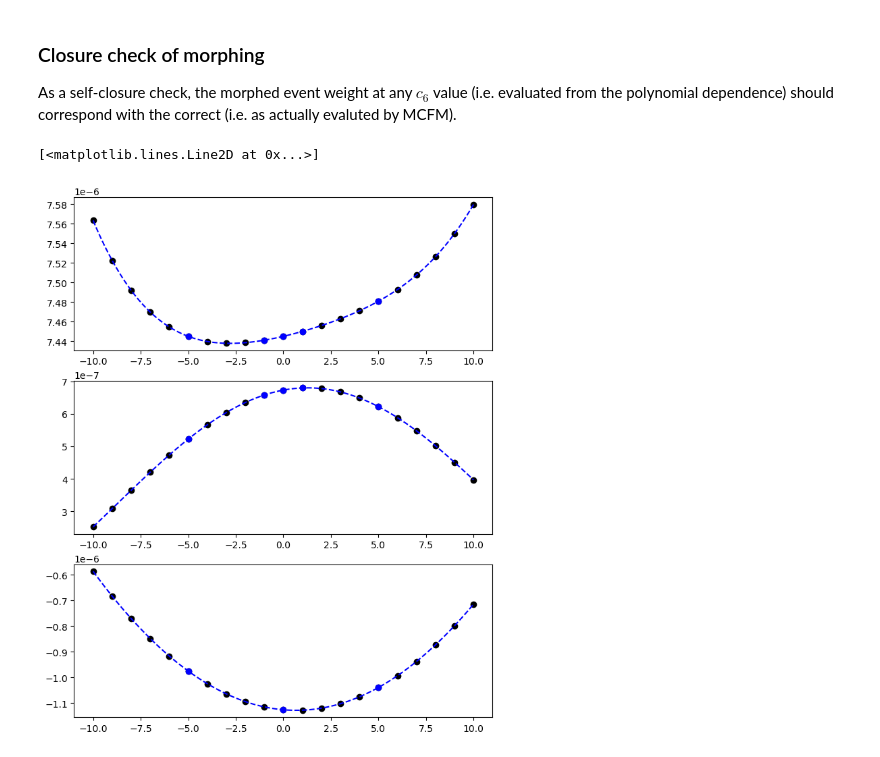
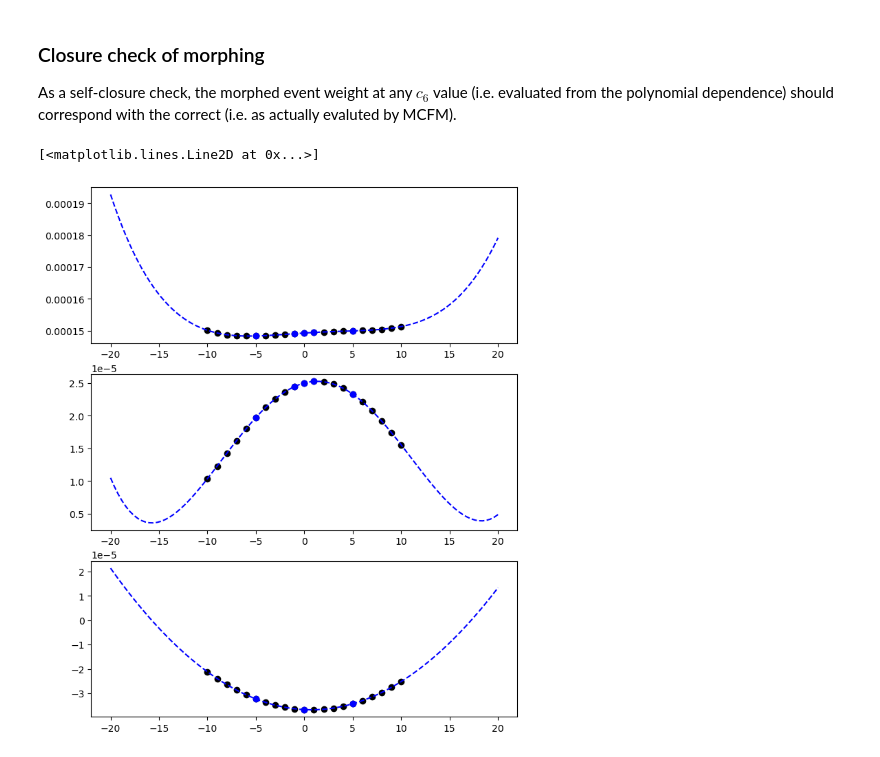
Before and after one commit to taehyounpark/higgs-offshell-interpretation, a Jupyter notebook: check-mcfm-sbi.ipynb, the cells around one changed output. Cells and saved outputs as stored; diff of their text form; code cells hidden in the pictures.

```diff
--- a/check-mcfm-sbi.ipynb
+++ b/check-mcfm-sbi.ipynb
@@ -91,8 +122,8 @@ The SM components can be obtained by the reweighting procedure above. For each S
 
 Since the morphing is specific to the component component, a modifier class dedicated to each should be configured with the sufficient number of distinct $c_6$-coordinates to solve the polynomial dependence.
 # %%
-c6mod_sbi = c6.Modifier( msq.Component.SBI, c6_values = [-10, -1, 0, 1, 10] )
-c6mod_sig = c6.Modifier( msq.Component.SIG, c6_values = [-10, -1, 0, 1, 10])
-c6mod_int = c6.Modifier( msq.Component.INT, c6_values = [ -10, 0,  10])
+c6mod_sbi = c6.Modifier( msq.Component.SBI, c6_values = [-5, -1, 0, 1, 5] )
+c6mod_sig = c6.Modifier( msq.Component.SIG, c6_values = [-5, -1, 0, 1, 5])
+c6mod_int = c6.Modifier( msq.Component.INT, c6_values = [ -5, 0,  5])
 # %% [markdown]
 Then, the varied weights of the events can be obtained by calling on `modify()` on the appropriate sample and the desired value(s) of $c_6$.
@@ -110,9 +130,27 @@ c6wt_int = c6mod_int.modify(sample, c6_values)[0][random_event_index]
+# %%
+sample = gghzz.Process(
+  msq.Component.SIG,
+  (1.0,'/raven/u/taepa/mcfm/MCFM-10.3/Bin/ggZZ2e2m_sig/events.csv', 1e4)
+)
 # %% [markdown]
 ### Closure check of morphing
 
 As a self-closure check, the morphed event weight at any $c_6$ value (i.e. evaluated from the polynomial dependence) should correspond with the correct (i.e. as actually evaluted by MCFM).
 # %%
+import random
+
+# let's look a specific event
+random_event_index = random.randint(0,999)
+
+# over many values of c6
+c6_values = np.linspace(-20.0,20.0,101)
 mcfm_c6_pts = np.linspace(-10,10,21)
+
+# for each component component
+c6wt_sbi = c6mod_sbi.modify(sample, c6_values)[0][random_event_index]
+c6wt_sig = c6mod_sig.modify(sample, c6_values)[0][random_event_index]
+c6wt_int = c6mod_int.modify(sample, c6_values)[0][random_event_index]
+
 mcfm_msq_c6_sbi = [f'msq_sbi_c6_{i}' for i in range(1,22)]
 mcfm_msq_c6_sig = [f'msq_sig_c6_{i}' for i in range(1,22)]
 mcfm_msq_c6_int = [f'msq_int_c6_{i}' for i in range(1,22)]
@@ -131,31 +169,31 @@ for i in range(21):
   mcfm_wt_c6_int[i] = events_int.weights.iloc[random_event_index] * events_int.components[f'msq_int_c6_{i+1}'].iloc[random_event_index] / events_sbi.components['msq_int_sm'].iloc[random_event_index]
 
 # subset of MCFM-generated points for modifier
 xsratio_sbi = np.zeros(5)
 mcfm_msq_inputs_sbi = ['msq_sbi_c6_6', 'msq_sbi_c6_10', 'msq_sbi_c6_11', 'msq_sbi_c6_12', 'msq_sbi_c6_16']
 xsratio_sig = np.zeros(5)
 mcfm_msq_inputs_sig = ['msq_sig_c6_6', 'msq_sig_c6_10', 'msq_sig_c6_11', 'msq_sig_c6_12', 'msq_sig_c6_16']
 xsratio_int = np.zeros(3)
 mcfm_msq_inputs_int = ['msq_int_c6_6', 'msq_int_c6_11', 'msq_int_c6_16']
 for i in range(5):
   xsratio_sbi[i] = events_sbi.weights.iloc[random_event_index] * events_sbi.components[mcfm_msq_inputs_sbi[i]].iloc[random_event_index] / events_sbi.components['msq_sbi_sm'].iloc[random_event_index]
   xsratio_sig[i] = events_sig.weights.iloc[random_event_index] * events_sig.components[mcfm_msq_inputs_sig[i]].iloc[random_event_index] / events_sbi.components['msq_sig_sm'].iloc[random_event_index]
 for i in range(3):
   xsratio_int[i] =  events_int.weights.iloc[random_event_index] * events_int.components[mcfm_msq_inputs_int[i]].iloc[random_event_index] / events_sbi.components['msq_int_sm'].iloc[random_event_index]
 
 fig, (ax_sbi ,ax_sig, ax_int) = plt.subplots(3, 1, figsize=(8, 10))
 
 ax_sbi.scatter([-5,-1,0,1,5], xsratio_sbi, marker='o', color='blue', label='MCFM (input)', zorder=10)
 ax_sbi.scatter(mcfm_c6_pts, mcfm_wt_c6_sbi, marker='o', color='black', label='MCFM (all)')
 ax_sbi.plot(c6_values, c6wt_sbi, color='blue', linestyle='--', label='morphed')
 
 ax_sig.scatter([-5,-1,0,1,5], xsratio_sig, marker='o', color='blue', label='MCFM (input)', zorder=10)
 ax_sig.scatter(mcfm_c6_pts, mcfm_wt_c6_sig, marker='o', color='black', label='SIG')
 ax_sig.plot(c6_values, c6wt_sig, color='blue', linestyle='--', label='morphed')
 
 ax_int.scatter([-5,0,5], xsratio_int, marker='o', color='blue', label='MCFM (input)', zorder=10)
 ax_int.scatter(mcfm_c6_pts, mcfm_wt_c6_int, marker='o', color='black', label='INT')
 ax_int.plot(c6_values, c6wt_int, color='blue', linestyle='--', label='morphed')
 # %% [output]
 [<matplotlib.lines.Line2D at 0x...>]
-[figure, old version]
+[figure, new version]
```
Also changed, not shown: parts of 4 cells of this notebook, 55 other files.
